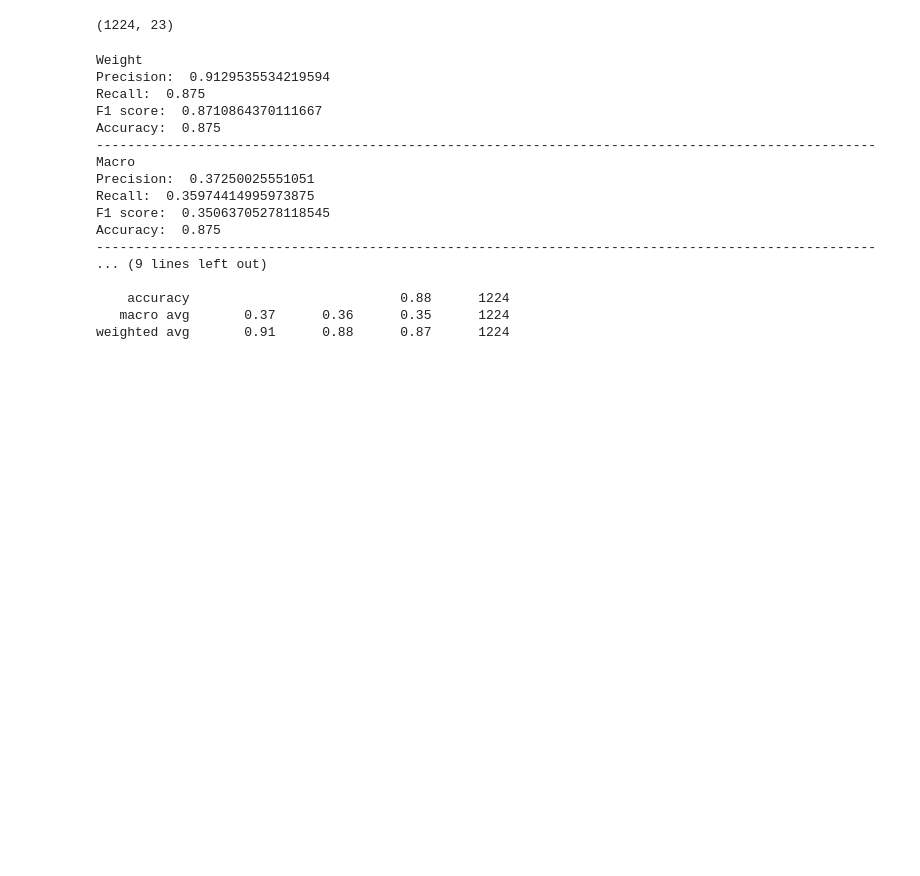
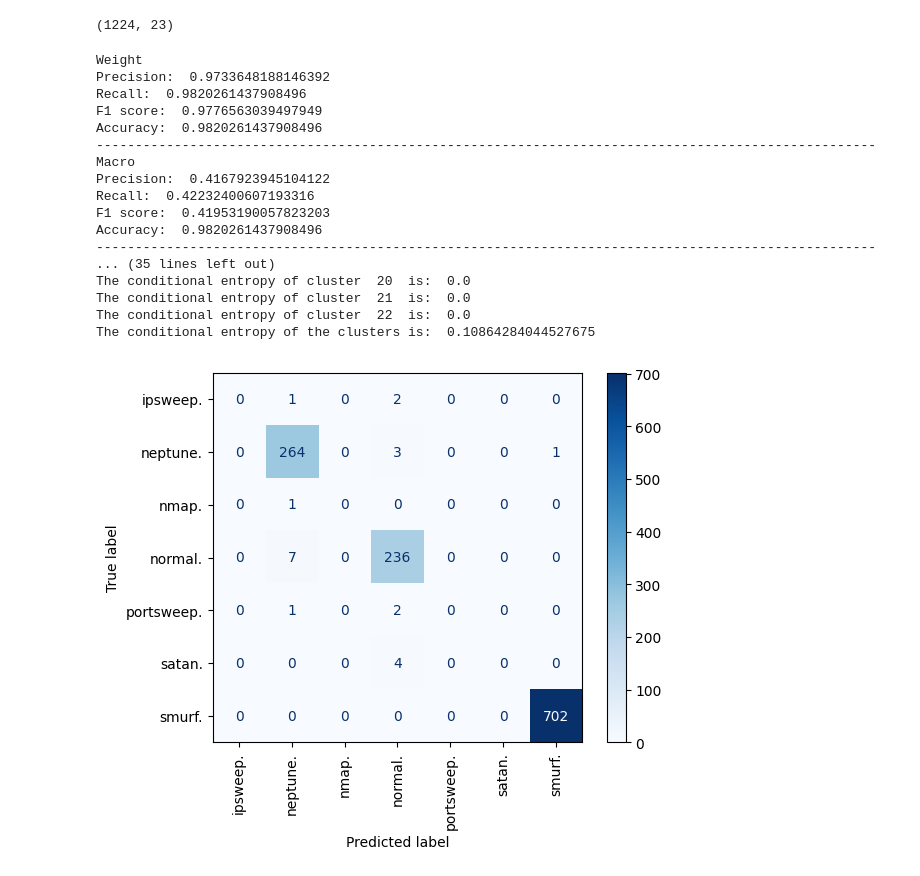
Before and after one commit to yousefkotp/Network-Anomaly-Detection, a Jupyter notebook: spectralClustering.ipynb, the cells around one changed output. Cells and saved outputs as stored; diff of their text form; code cells hidden in the pictures; blank space fills up the shorter version.

Commit message:
Finished Spectral Clustering

```diff
--- a/spectralClustering.ipynb
+++ b/spectralClustering.ipynb
@@ -134,3 +140,7 @@ x_train, x_test, y_train, y_test = splitData(x, y, train_size= 0.00025)
+# %%
+# Loading the preprocessed data as numpy arrays
+x_train = np.load('Clustering_data-preprocessed/x_train.npy', allow_pickle=True)
+y_train = np.load('Clustering_data-preprocessed/y_train.npy', allow_pickle=True)
 # %% [markdown]
 ### Evaluating
 # %%
@@ -153,23 +163,49 @@ print("F1 score: ", f1_score(y_train, y_pred, average='macro'))
 print("Accuracy: ", accuracy_score(y_train, y_pred))
 
 print("-" * 100)
+print(classification_report(y_train, y_pred))
+print("-" * 100)
 
-print(classification_report(y_train, y_pred))
+# Now let's measure the conditional entropy of the clusters
+totalEntropy = 0
+for i in range(len(clusters)):
+    entropy = 0
+    counterLabels = {}
+    for j in range(len(clusters[i])):
+        counterLabels[y_train[clusters[i][j]]] = counterLabels.get(y_train[clusters[i][j]], 0) + 1
+    for key in counterLabels:
+        counterLabels[key] = counterLabels[key] / len(clusters[i])
+    for key in counterLabels:
+        entropy -= counterLabels[key] * np.log2(counterLabels[key])
+    print("The conditional entropy of cluster ", i, " is: ", entropy)
+    totalEntropy += entropy
+
+totalEntropy = totalEntropy / len(clusters)
+print("The conditional entropy of the clusters is: ", totalEntropy)
 # %% [output]
 Weight
-Precision:  0.9129535534219594
-Recall:  0.875
-F1 score:  0.8710864370111667
-Accuracy:  0.875
+Precision:  0.9733648188146392
+Recall:  0.9820261437908496
+F1 score:  0.9776563039497949
+Accuracy:  0.9820261437908496
 ----------------------------------------------------------------------------------------------------
 Macro
-Precision:  0.37250025551051
-Recall:  0.35974414995973875
-F1 score:  0.35063705278118545
-Accuracy:  0.875
+Precision:  0.4167923945104122
+Recall:  0.42232400607193316
+F1 score:  0.41953190057823203
+Accuracy:  0.9820261437908496
 ----------------------------------------------------------------------------------------------------
-... (9 lines left out)
-
-    accuracy                           0.88      1224
-   macro avg       0.37      0.36      0.35      1224
-weighted avg       0.91      0.88      0.87      1224
+... (35 lines left out)
+The conditional entropy of cluster  20  is:  0.0
+The conditional entropy of cluster  21  is:  0.0
+The conditional entropy of cluster  22  is:  0.0
+The conditional entropy of the clusters is:  0.10864284044527675
+# %%
+# Printing the confusion matrix
+cm = confusion_matrix(y_train, y_pred)
+# Displaying the confusion matrix in much bigger size
+disp = ConfusionMatrixDisplay(confusion_matrix=cm, display_labels=np.unique(y_train))
+disp.plot(cmap=plt.cm.Blues, values_format='d', xticks_rotation='vertical')
+plt.show()
+# %% [output]
+[figure, added]
```
Also changed, not shown: parts of 4 cells of this notebook.
